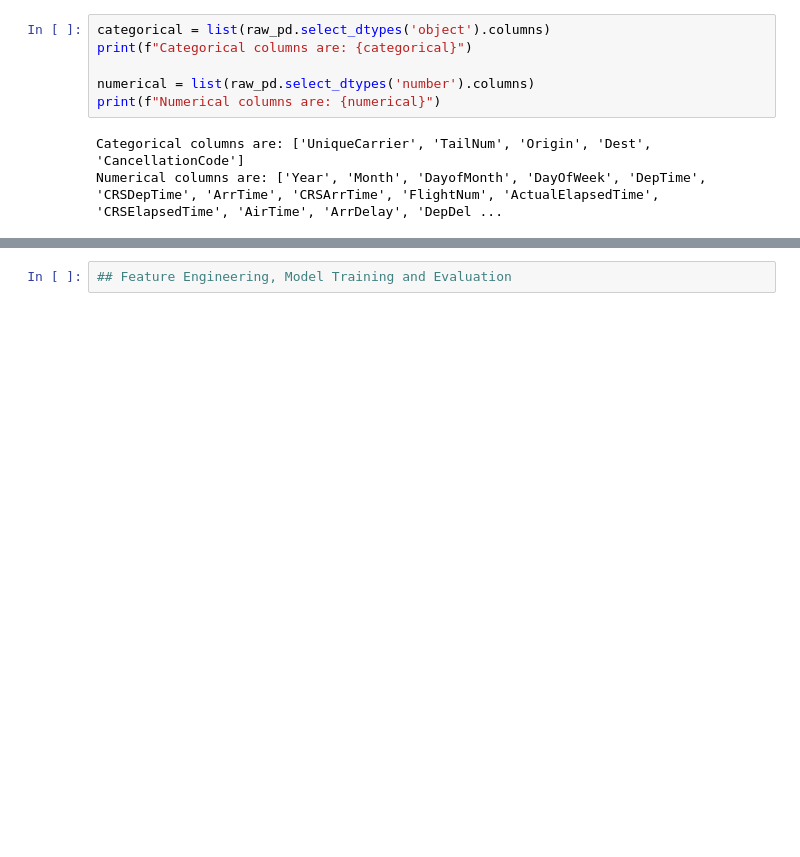
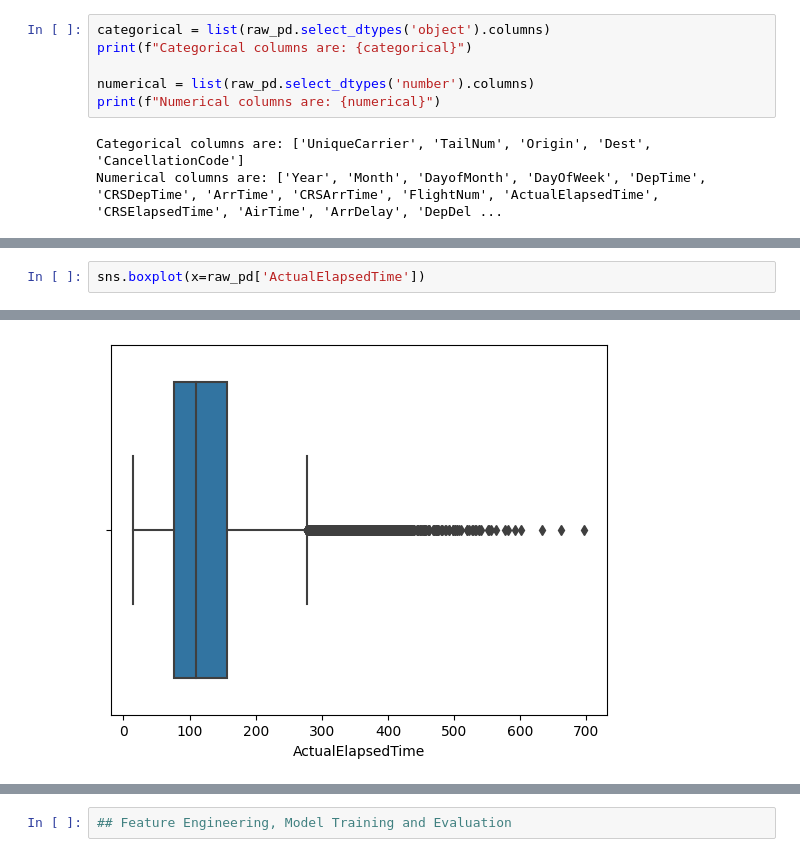
Before and after one commit to aekanun2020/Data-Analytics-using-Python, a Jupyter notebook: from_Solution_Homework_to_Regression_withNOSCALER.ipynb, the cells around one changed output, grey strips where cells are left out. Drawn from its saved outputs; the diff is of its cells as text; blank space fills up the shorter version.

```diff
--- a/from_Solution_Homework_to_Regression_withNOSCALER.ipynb
+++ b/from_Solution_Homework_to_Regression_withNOSCALER.ipynb
@@ -147,0 +182,3 @@ Numerical columns are: ['Year', 'Month', 'DayofMonth', 'DayOfWeek', 'DepTime', '
+# %%
+sns.boxplot(x=raw_pd['ActualElapsedTime'])
+# %% [output]
@@ -147,0 +186 @@ Numerical columns are: ['Year', 'Month', 'DayofMonth', 'DayOfWeek', 'DepTime', '
+[figure, added]
```
Also changed, not shown: parts of 51 cells of this notebook.
